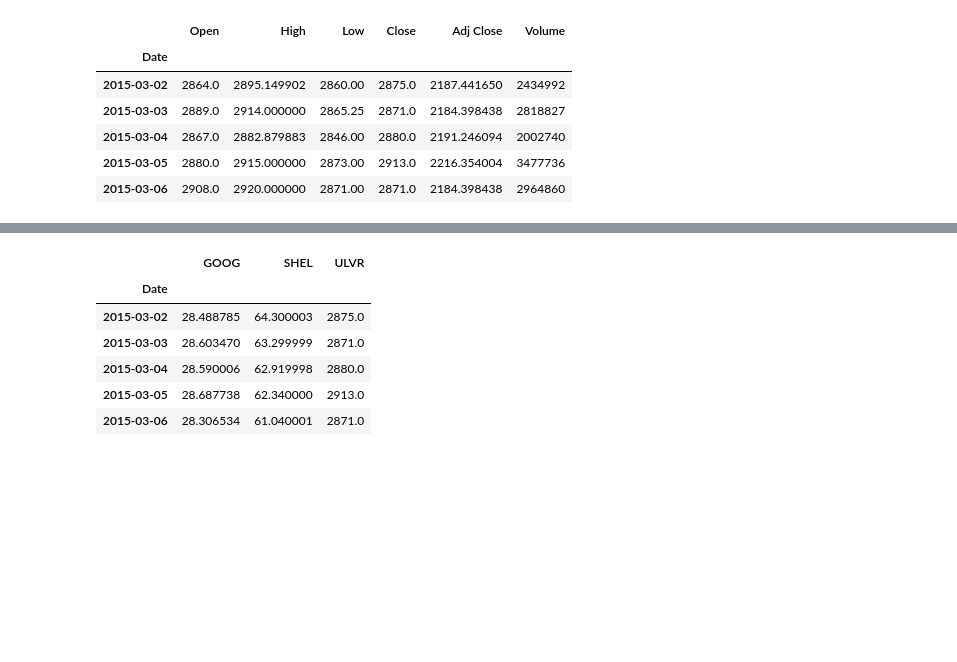
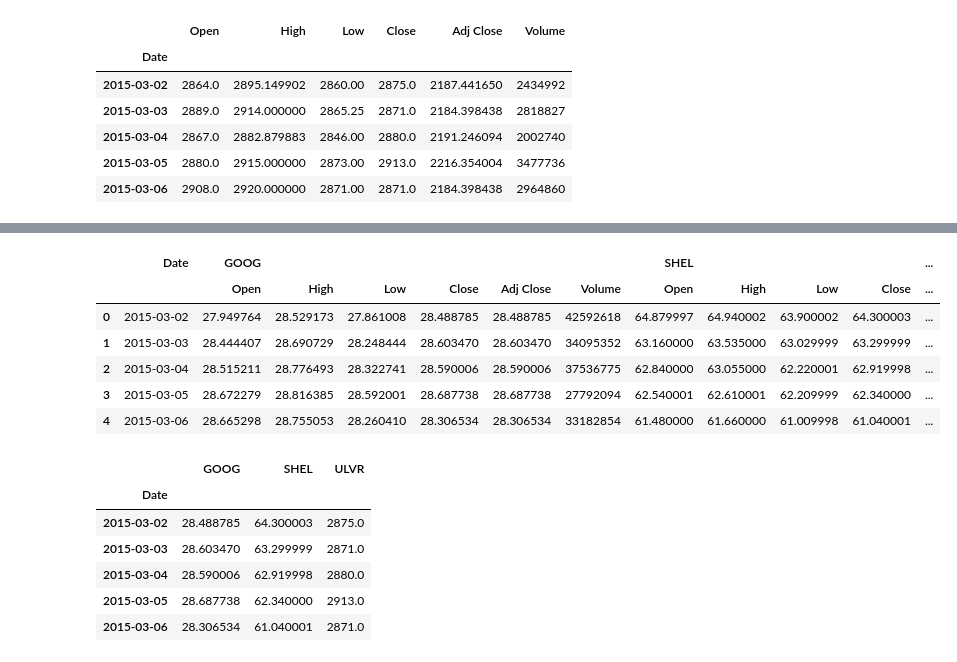
Before and after one commit to FelipeJdanov/Module_4_Challenge, a Jupyter notebook: whale_analysis.ipynb, the cells around one changed output, grey strips where cells are left out. Drawn from its saved outputs; the diff is of its cells as text; code cells hidden in the pictures; blank space fills up the shorter version.

```diff
--- a/whale_analysis.ipynb
+++ b/whale_analysis.ipynb
@@ -397,8 +400,17 @@ portfolio_concat_df.head()
 | 2015-03-06 | 28.665298 | 28.755053 | 28.260410 | 28.306534 | 28.306534 | 33182854 | 61.480000 | 61.660000 | 61.009998 | 61.040001 | 39.119083 | ... |
 # %%
 # Reset Date index
-# portfolio_df = portfolio_df.reset_index()
-# Reset for what reason?
+#### Reset for what reason? #####
+portfolio_reseted_df = portfolio_concat_df.reset_index()
+portfolio_reseted_df.head()
+# %% [output]
+|  | Date | GOOG |  |  |  |  |  | SHEL |  |  |  | ... |
+|  |  | Open | High | Low | Close | Adj Close | Volume | Open | High | Low | Close | ... |
+| 0 | 2015-03-02 | 27.949764 | 28.529173 | 27.861008 | 28.488785 | 28.488785 | 42592618 | 64.879997 | 64.940002 | 63.900002 | 64.300003 | ... |
+| 1 | 2015-03-03 | 28.444407 | 28.690729 | 28.248444 | 28.603470 | 28.603470 | 34095352 | 63.160000 | 63.535000 | 63.029999 | 63.299999 | ... |
+| 2 | 2015-03-04 | 28.515211 | 28.776493 | 28.322741 | 28.590006 | 28.590006 | 37536775 | 62.840000 | 63.055000 | 62.220001 | 62.919998 | ... |
+| 3 | 2015-03-05 | 28.672279 | 28.816385 | 28.592001 | 28.687738 | 28.687738 | 27792094 | 62.540001 | 62.610001 | 62.209999 | 62.340000 | ... |
+| 4 | 2015-03-06 | 28.665298 | 28.755053 | 28.260410 | 28.306534 | 28.306534 | 33182854 | 61.480000 | 61.660000 | 61.009998 | 61.040001 | ... |
 # %%
 # Reorganize portfolio data by having a column per symbol
 portfolio_df = pd.DataFrame()
```
Also changed, not shown: parts of 13 cells of this notebook.
